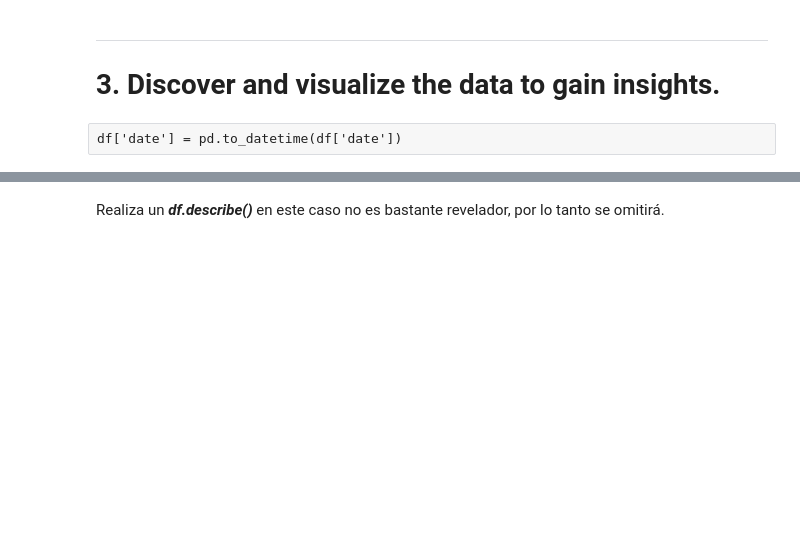
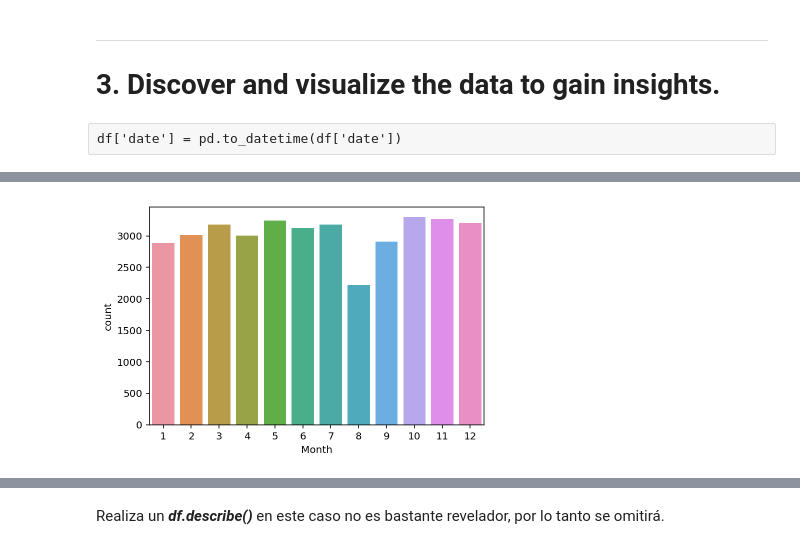
Before and after one commit to AlanItzep/JupyterGH, a Jupyter notebook: PRACTICA.ipynb, the cells around one changed output, grey strips where cells are left out. Cells and saved outputs as stored; diff of their text form; code cells hidden in the pictures; blank space fills up the shorter version.

```diff
--- a/PRACTICA.ipynb
+++ b/PRACTICA.ipynb
@@ -35,0 +103,5 @@ df['date'] = pd.to_datetime(df['date'])
+# %%
+happenM = df[df['Accident'] == 1]
+sns.countplot(x="Month", data=happen);
+# %% [output]
+[figure, added]
```
Also changed, not shown: parts of 119 cells of this notebook, 2 other files.
